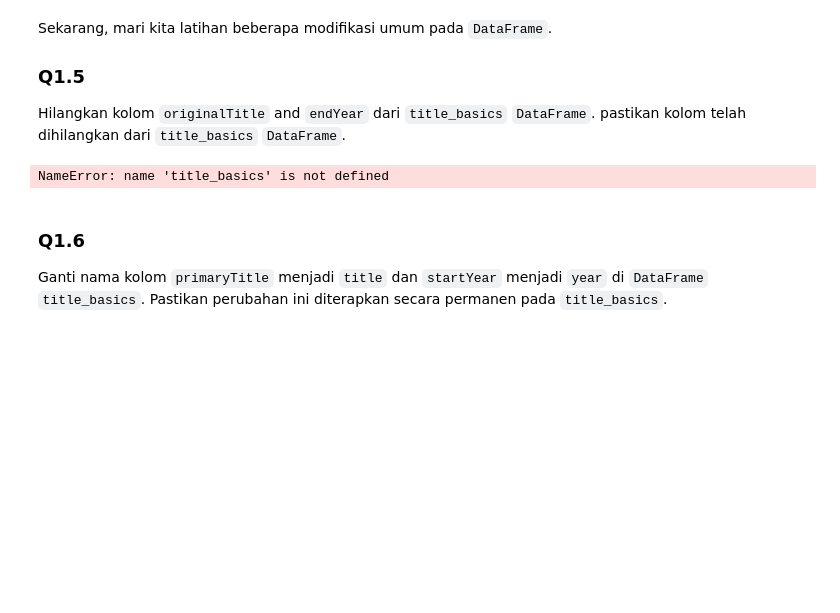
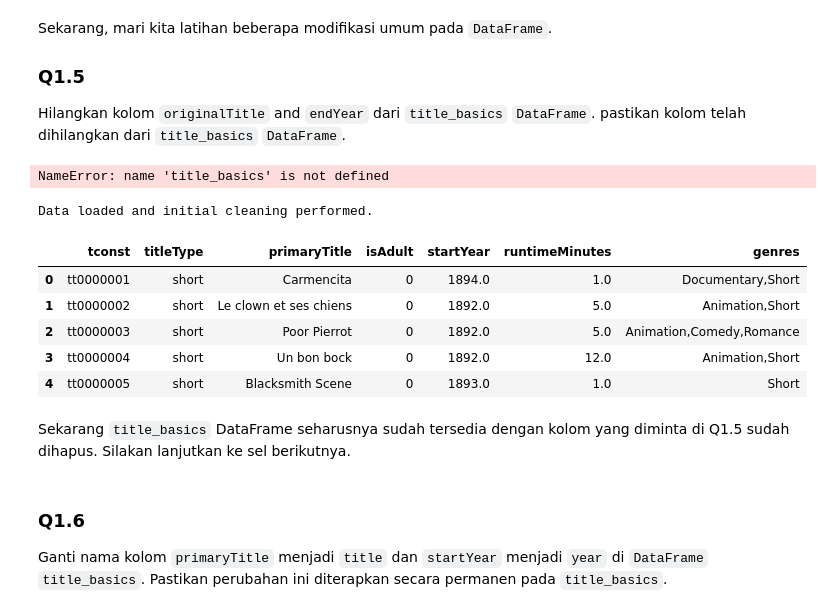
Before and after one commit to Prdazk/collabku, a Jupyter notebook: explore_data_(2).ipynb, the cells around one changed output. Cells and saved outputs as stored; diff of their text form; code cells hidden in the pictures; blank space fills up the shorter version.

Commit message:
dataframe Colab

```diff
--- a/explore_data_(2).ipynb
+++ b/explore_data_(2).ipynb
@@ -79,6 +79,40 @@ Hilangkan kolom `originalTitle` and `endYear` dari `title_basics` `DataFrame`. p
 title_basics.head()
 # %% [output]
 NameError: name 'title_basics' is not defined
+# %%
+import pandas as pd
+import plotly.express as px
+
+# Load the title_basics dataset from IMDb
+title_basics  = pd.read_csv(
+    "https://datasets.imdbws.com/title.basics.tsv.gz",
+    sep="\t", compression="gzip", na_values="\\N", nrows=500000
+)
+# Load the title_ratings dataset from IMDb
+title_ratings = pd.read_csv(
+    "https://datasets.imdbws.com/title.ratings.tsv.gz",
+    sep="\t", compression="gzip", na_values="\\N", nrows=500000
+)
+
+# Sort both dataframes by 'tconst' and reset the index
+title_basics  = title_basics.sort_values("tconst", kind="mergesort").reset_index(drop=True)
+title_ratings = title_ratings.sort_values("tconst", kind="mergesort").reset_index(drop=True)
+
+# Drop the 'originalTitle' and 'endYear' columns (from Q1.5)
+title_basics = title_basics.drop(columns=['originalTitle', 'endYear'])
+
+print("Data loaded and initial cleaning performed.")
+display(title_basics.head())
+# %% [output]
+Data loaded and initial cleaning performed.
+|  | tconst | titleType | primaryTitle | isAdult | startYear | runtimeMinutes | genres |
+| 0 | tt0000001 | short | Carmencita | 0 | 1894.0 | 1.0 | Documentary,Short |
+| 1 | tt0000002 | short | Le clown et ses chiens | 0 | 1892.0 | 5.0 | Animation,Short |
+| 2 | tt0000003 | short | Poor Pierrot | 0 | 1892.0 | 5.0 | Animation,Comedy,Romance |
+| 3 | tt0000004 | short | Un bon bock | 0 | 1892.0 | 12.0 | Animation,Short |
+| 4 | tt0000005 | short | Blacksmith Scene | 0 | 1893.0 | 1.0 | Short |
+# %% [markdown]
+Sekarang `title_basics` DataFrame seharusnya sudah tersedia dengan kolom yang diminta di Q1.5 sudah dihapus. Silakan lanjutkan ke sel berikutnya.
 # %% [markdown]
 ### Q1.6
 Ganti nama kolom `primaryTitle` menjadi `title` dan `startYear` menjadi `year` di `DataFrame` `title_basics`.
```
Also changed, not shown: parts of 2 cells of this notebook.
